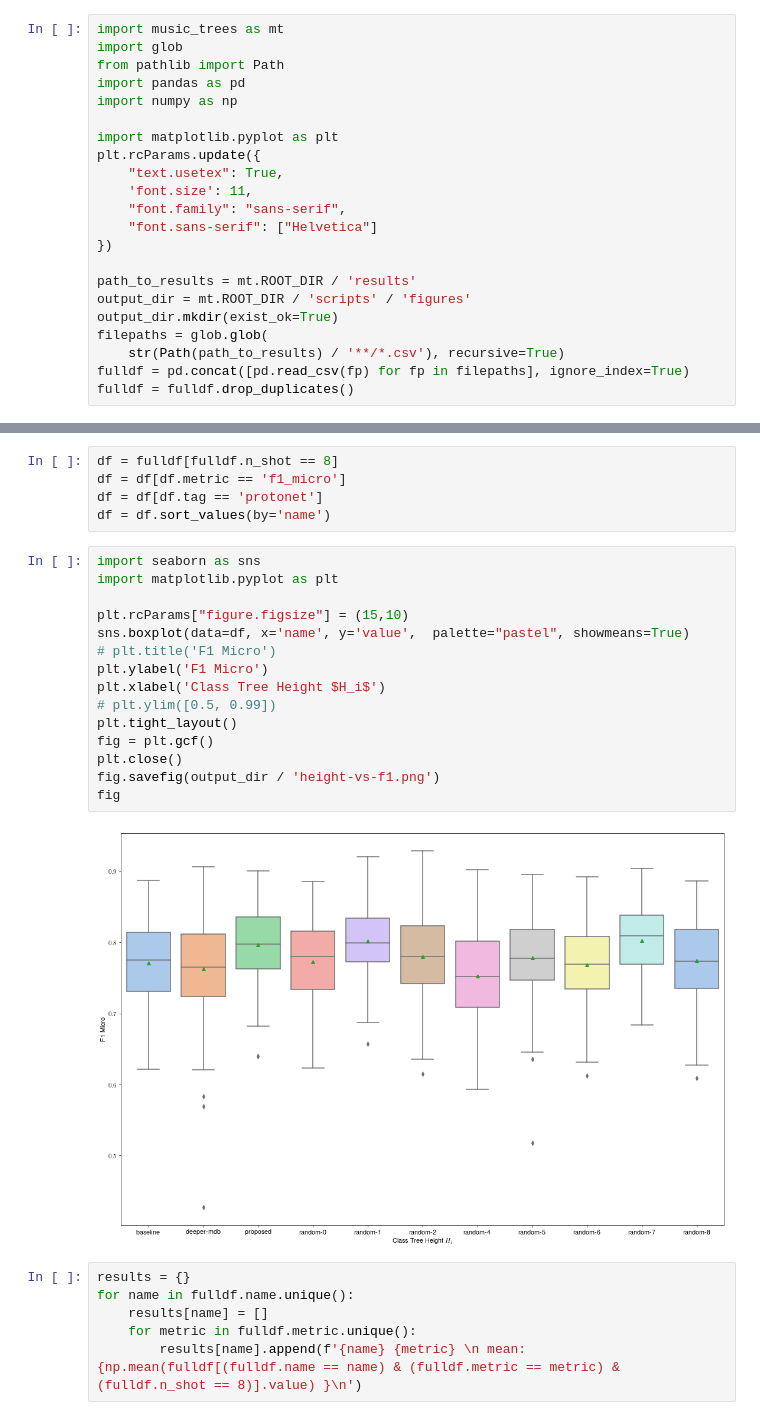
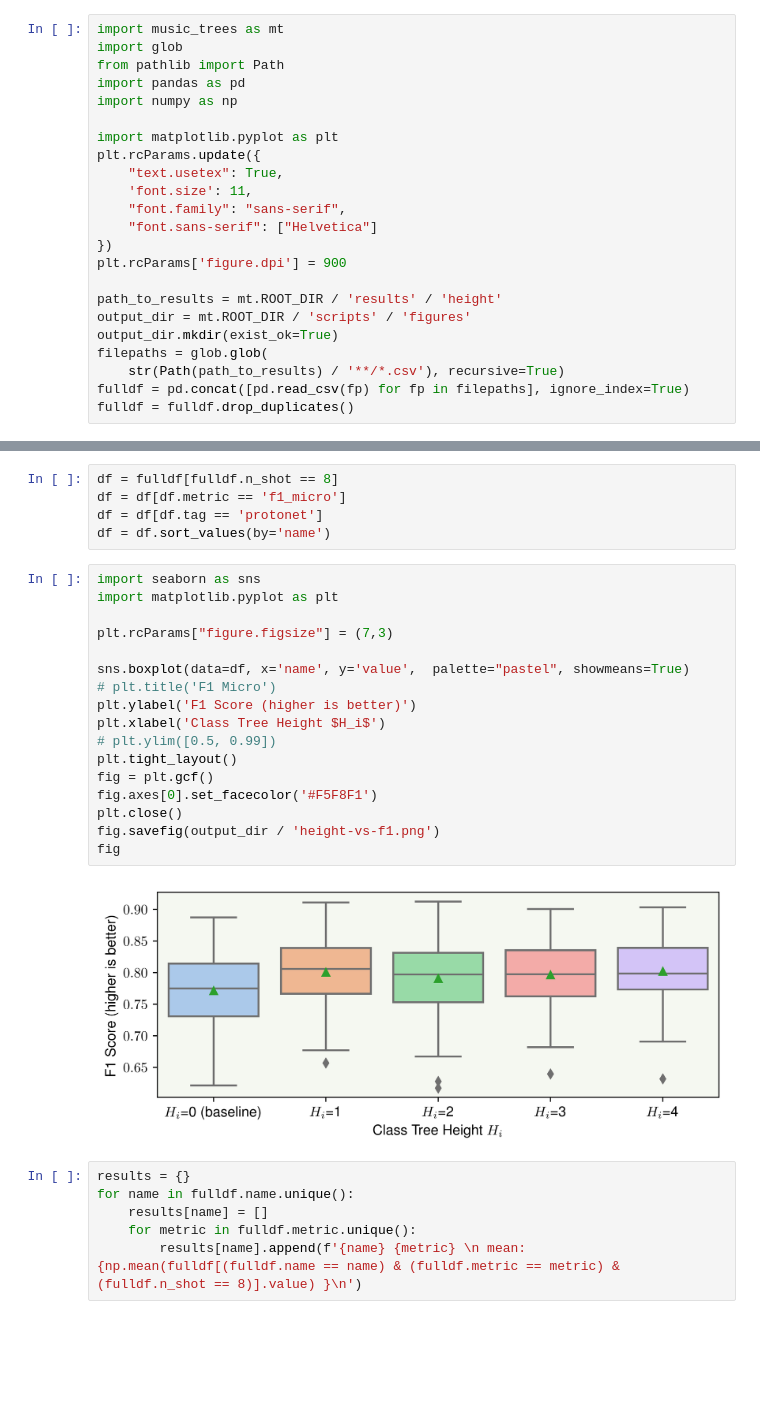
Before and after one commit to hugofloresgarcia/music-trees, a Jupyter notebook: scripts/figures.ipynb, the cells around one changed output, grey strips where cells are left out. Cells and saved outputs as stored; diff of their text form; blank space fills up the shorter version.

```diff
--- a/scripts/figures.ipynb
+++ b/scripts/figures.ipynb
@@ -12,8 +12,9 @@ plt.rcParams.update({
     "font.family": "sans-serif",
     "font.sans-serif": ["Helvetica"]
 })
+plt.rcParams['figure.dpi'] = 900
 
-path_to_results = mt.ROOT_DIR / 'results'
+path_to_results = mt.ROOT_DIR / 'results' / 'height'
 output_dir = mt.ROOT_DIR / 'scripts' / 'figures'
 output_dir.mkdir(exist_ok=True)
 filepaths = glob.glob(
@@ -38,20 +29,22 @@ df = df.sort_values(by='name')
 # %%
 import seaborn as sns
 import matplotlib.pyplot as plt
 
-plt.rcParams["figure.figsize"] = (15,10)
+plt.rcParams["figure.figsize"] = (7,3)
+
 sns.boxplot(data=df, x='name', y='value',  palette="pastel", showmeans=True)
 # plt.title('F1 Micro')
-plt.ylabel('F1 Micro')
+plt.ylabel('F1 Score (higher is better)')
 plt.xlabel('Class Tree Height $H_i$')
 # plt.ylim([0.5, 0.99])
 plt.tight_layout()
 fig = plt.gcf()
+fig.axes[0].set_facecolor('#F5F8F1')
 plt.close()
 fig.savefig(output_dir / 'height-vs-f1.png')
 fig
 # %% [output]
-[figure, old version]
+[figure, new version]
 # %%
 results = {}
 for name in fulldf.name.unique():
```
Also changed, not shown: parts of 14 cells of this notebook, 12 other files.
